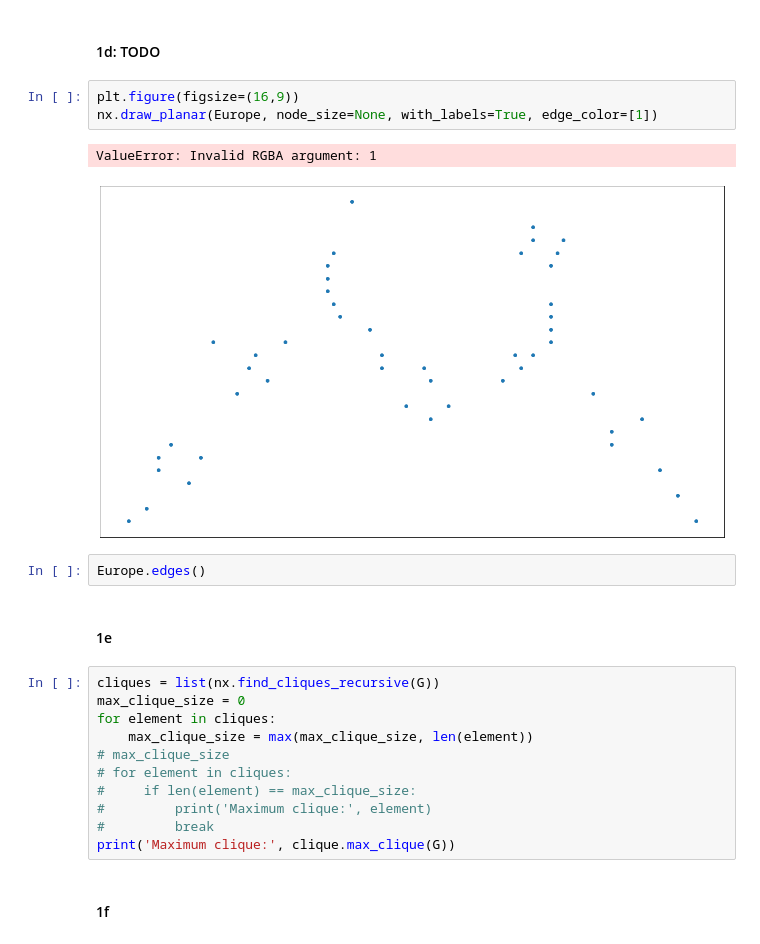
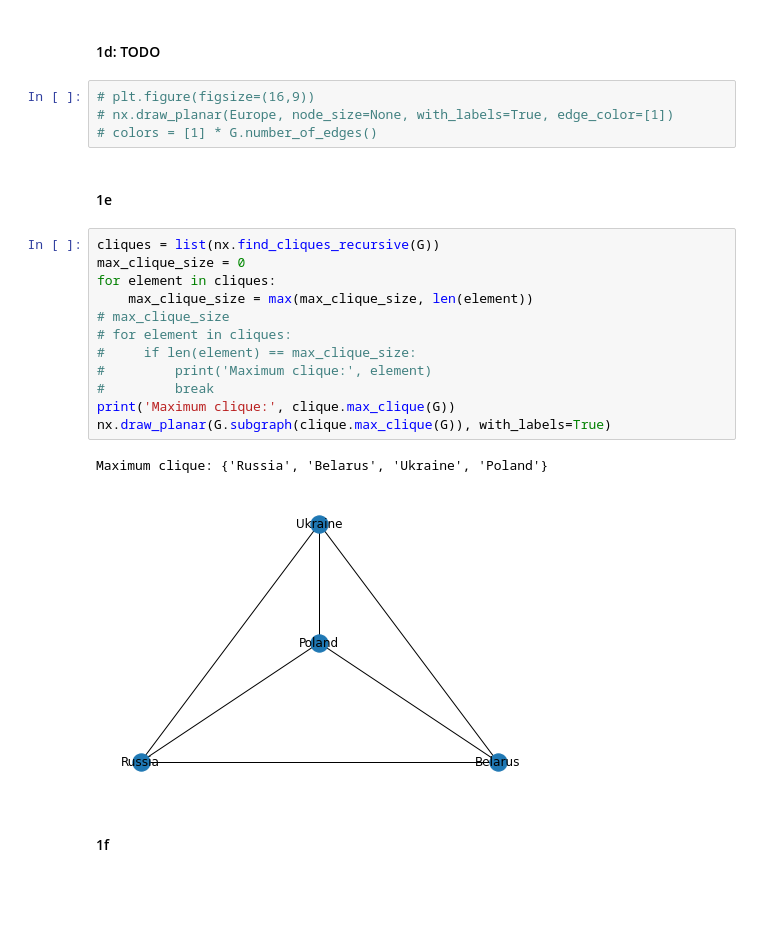
Before and after one commit to GoldenGarr/Graph-Theory-HW-5, a Jupyter notebook: hw5.ipynb, the cells around one changed output. Drawn from its saved outputs; the diff is of its cells as text; blank space fills up the shorter version.

```diff
--- a/hw5.ipynb
+++ b/hw5.ipynb
@@ -212,26 +208,26 @@ dtype: int64
 # %% [markdown]
 #### 1d: TODO
 # %%
-plt.figure(figsize=(16,9))
-nx.draw_planar(Europe, node_size=None, with_labels=True, edge_color=[1])
+# plt.figure(figsize=(16,9))
+# nx.draw_planar(Europe, node_size=None, with_labels=True, edge_color=[1])
+# colors = [1] * G.number_of_edges()
-# %% [output]
-ValueError: Invalid RGBA argument: 1
-[figure, removed]
-# %%
-Europe.edges()
 # %% [markdown]
 #### 1e
 # %%
 cliques = list(nx.find_cliques_recursive(G))
 max_clique_size = 0
 for element in cliques:
     max_clique_size = max(max_clique_size, len(element))
 # max_clique_size
 # for element in cliques:
 #     if len(element) == max_clique_size:
 #         print('Maximum clique:', element)
 #         break
 print('Maximum clique:', clique.max_clique(G))
+nx.draw_planar(G.subgraph(clique.max_clique(G)), with_labels=True)
+# %% [output]
+Maximum clique: {'Russia', 'Belarus', 'Ukraine', 'Poland'}
+[figure, added]
 # %% [markdown]
 #### 1f
 # %%
```
Also changed, not shown: parts of 9 cells of this notebook.
